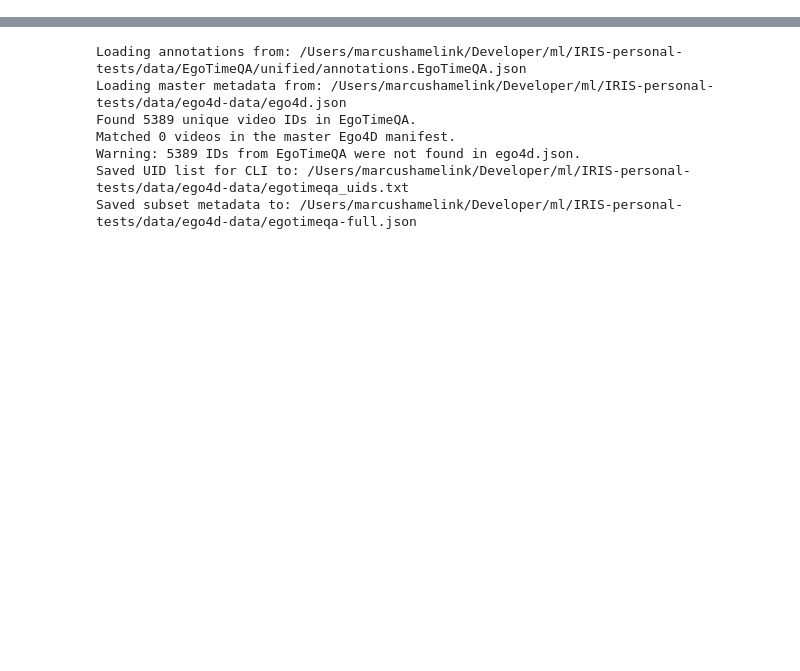
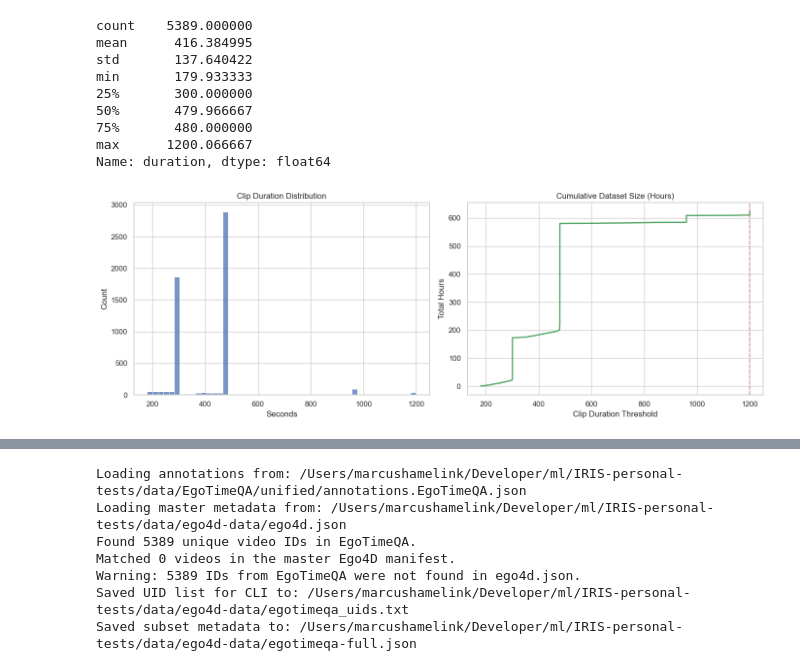
Before and after one commit to EPFL-AI-Team/IRIS, a Jupyter notebook: notebooks/vlm/05_dataset_tests.ipynb, the cells around one changed output, grey strips where cells are left out. Cells and saved outputs as stored; diff of their text form; code cells hidden in the pictures; blank space fills up the shorter version.

```diff
--- a/notebooks/vlm/05_dataset_tests.ipynb
+++ b/notebooks/vlm/05_dataset_tests.ipynb
@@ -12,0 +79,36 @@ ANNOTATIONS = {
+# %%
+# Quick stats overview
+print(df["duration"].describe())
+
+# Visualization
+sns.set_theme(style="whitegrid")
+fig, ax = plt.subplots(1, 2, figsize=(14, 5))
+
+# Distribution of lengths
+sns.histplot(df["duration"], bins=50, color="#4c72b0", ax=ax[0]) # pyright: ignore[reportArgumentType]
+ax[0].set_title("Clip Duration Distribution")
+ax[0].set_xlabel("Seconds")
+
+# Cumulative Volume (Pareto Chart)
+sorted_dur = df.sort_values("duration")["duration"].cumsum() / 3600
+ax[1].plot(df.sort_values("duration")["duration"], sorted_dur, color="#55a868", lw=2)
+ax[1].set_title("Cumulative Dataset Size (Hours)")
+ax[1].set_ylabel("Total Hours")
+ax[1].set_xlabel("Clip Duration Threshold")
+
+# Visualizing a 20-minute cut-off
+ax[1].axvline(1200, color="r", ls="--", alpha=0.5)
+
+plt.tight_layout()
+plt.show()
+# %% [output]
+count    5389.000000
+mean      416.384995
+std       137.640422
+min       179.933333
+25%       300.000000
+50%       479.966667
+75%       480.000000
+max      1200.066667
+Name: duration, dtype: float64
+[figure, added]
```
Also changed, not shown: parts of 12 cells of this notebook, 2 other files.
